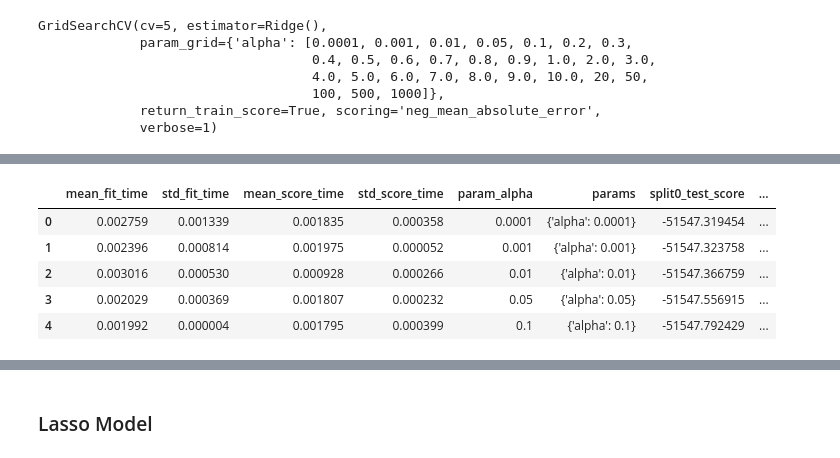
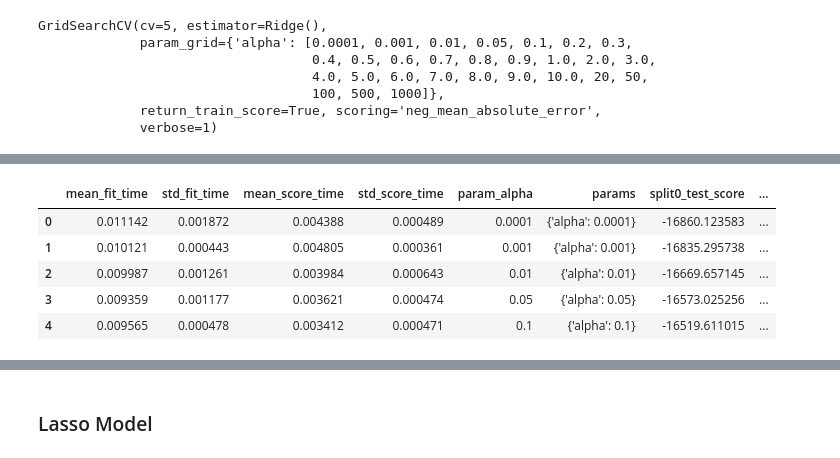
Before and after one commit to Sudeep-KS/-AdvancedRegression-HousePricing, a Jupyter notebook: Advance_Regression_Assignment.ipynb, the cells around one changed output, grey strips where cells are left out. Cells and saved outputs as stored; diff of their text form; code cells hidden in the pictures.

```diff
--- a/Advance_Regression_Assignment.ipynb
+++ b/Advance_Regression_Assignment.ipynb
@@ -506,0 +521,4 @@ X_train, X_test, y_train, y_test = train_test_split(X, y, train_size=0.7,test_si
+# %%
+num_vars=['MSSubClass', 'LotFrontage', 'LotArea', 'OverallQual', 'OverallCond', 'YearBuilt', 'YearRemodAdd', 'MasVnrArea', 'BsmtFinSF1', 'BsmtFinSF2',
+       'SaleType_ConLI', 'SaleType_ConLw', 'SaleType_New', 'SaleType_Oth', 'SaleType_WD', 'SaleCondition_AdjLand', 'SaleCondition_Alloca', 'SaleCondition_Family', 'SaleCondition_Normal', 'SaleCondition_Partial']
+X_train[num_vars].head()
@@ -506,0 +532,8 @@ X_train, X_test, y_train, y_test = train_test_split(X, y, train_size=0.7,test_si
+# %%
+#Scaling using MinMax
+from sklearn.preprocessing import MinMaxScaler
+scaler=MinMaxScaler()
+# %%
+X_train[num_vars]=scaler.fit_transform(X_train[num_vars])
+X_test[num_vars] = scaler.transform(X_test[num_vars])
+X_train.describe()
@@ -586,7 +678,7 @@ params = {'alpha': [0.0001, 0.001, 0.01, 0.05, 0.1, 0.2, 0.3, 0.4, 0.5, 0.6, 0.7
 ridge = Ridge()
 folds = 5
 model_cv = GridSearchCV(estimator = ridge, param_grid = params, scoring= 'neg_mean_absolute_error', cv = folds, return_train_score=True, verbose = 1)
-model_cv.fit(X_train_final, y_train)
+model_cv.fit(X_train, y_train)
 # %% [output]
 Fitting 5 folds for each of 28 candidates, totalling 140 fits
 GridSearchCV(cv=5, estimator=Ridge(),
@@ -605,11 +697,11 @@ print(model_cv.best_score_)
 # %%
 cv_results = pd.DataFrame(model_cv.cv_results_)
-cv_results = cv_results[cv_results['param_alpha']<=100]
+cv_results = cv_results[cv_results['param_alpha']<=3]
 cv_results.head()
 # %% [output]
 |  | mean_fit_time | std_fit_time | mean_score_time | std_score_time | param_alpha | params | split0_test_score | ... |
-| 0 | 0.002759 | 0.001339 | 0.001835 | 0.000358 | 0.0001 | {'alpha': 0.0001} | -51547.319454 | ... |
-| 1 | 0.002396 | 0.000814 | 0.001975 | 0.000052 | 0.001 | {'alpha': 0.001} | -51547.323758 | ... |
-| 2 | 0.003016 | 0.000530 | 0.000928 | 0.000266 | 0.01 | {'alpha': 0.01} | -51547.366759 | ... |
-| 3 | 0.002029 | 0.000369 | 0.001807 | 0.000232 | 0.05 | {'alpha': 0.05} | -51547.556915 | ... |
-| 4 | 0.001992 | 0.000004 | 0.001795 | 0.000399 | 0.1 | {'alpha': 0.1} | -51547.792429 | ... |
+| 0 | 0.011142 | 0.001872 | 0.004388 | 0.000489 | 0.0001 | {'alpha': 0.0001} | -16860.123583 | ... |
+| 1 | 0.010121 | 0.000443 | 0.004805 | 0.000361 | 0.001 | {'alpha': 0.001} | -16835.295738 | ... |
+| 2 | 0.009987 | 0.001261 | 0.003984 | 0.000643 | 0.01 | {'alpha': 0.01} | -16669.657145 | ... |
+| 3 | 0.009359 | 0.001177 | 0.003621 | 0.000474 | 0.05 | {'alpha': 0.05} | -16573.025256 | ... |
+| 4 | 0.009565 | 0.000478 | 0.003412 | 0.000471 | 0.1 | {'alpha': 0.1} | -16519.611015 | ... |
```
Also changed, not shown: parts of 61 cells of this notebook.
